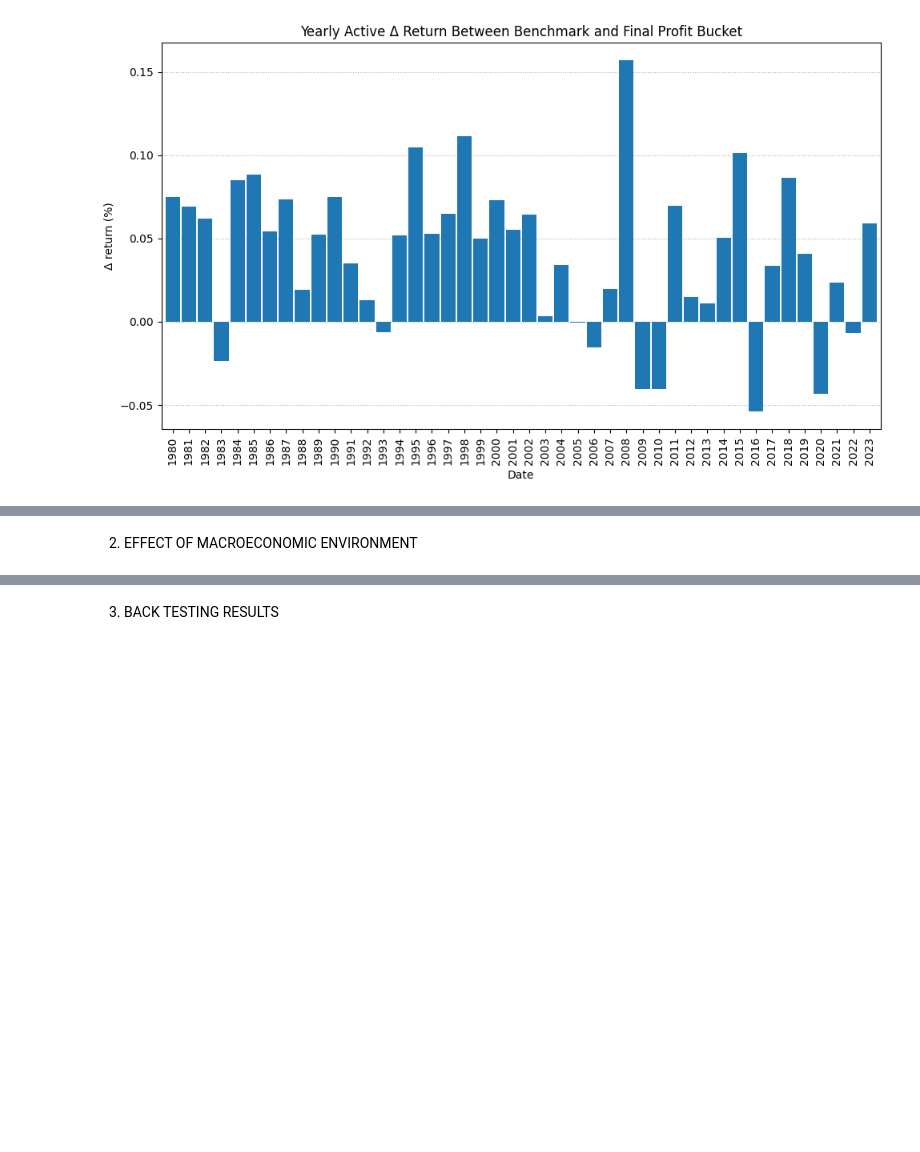
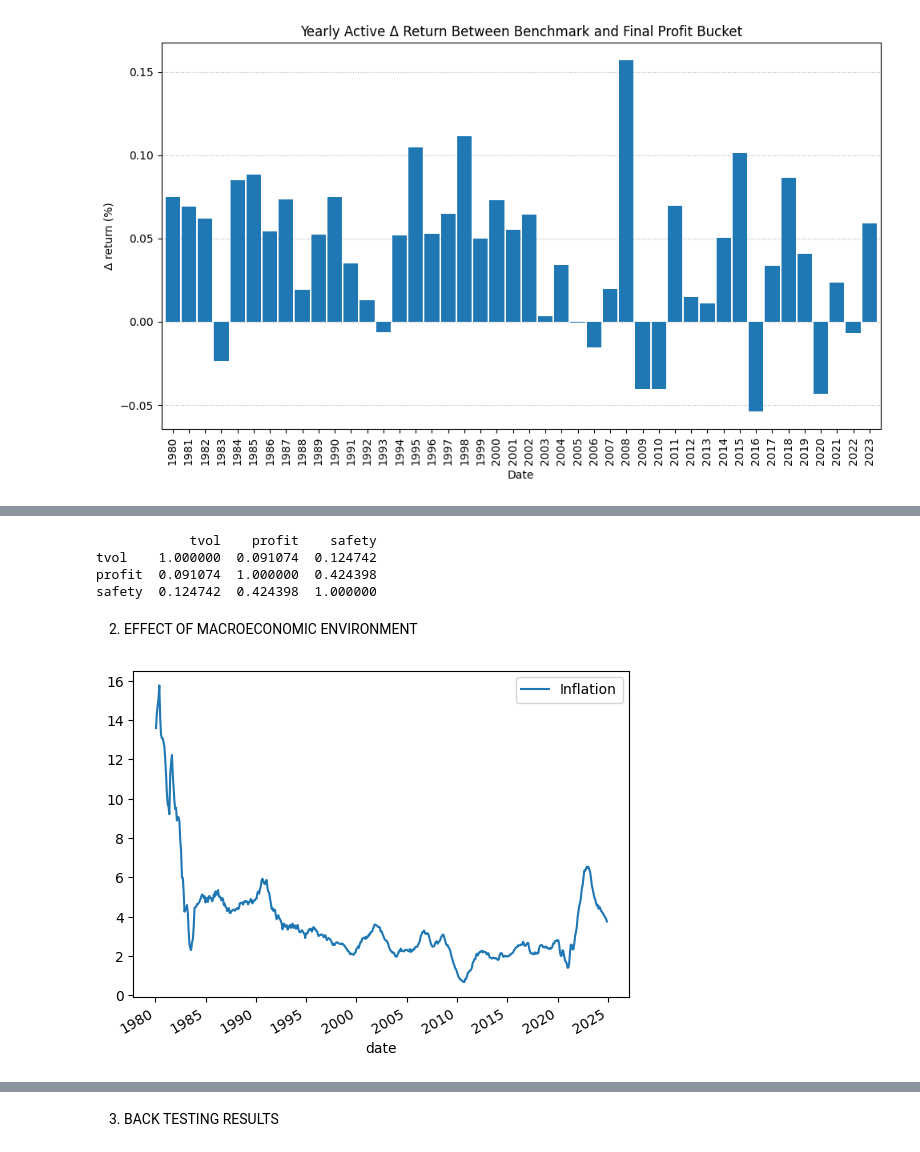
Before and after one commit to Petrichor2390/Portfolio_management, a Jupyter notebook: ass/A_14247617.ipynb, the cells around one changed output, grey strips where cells are left out. Cells and saved outputs as stored; diff of their text form; code cells hidden in the pictures; blank space fills up the shorter version.

```diff
--- a/ass/A_14247617.ipynb
+++ b/ass/A_14247617.ipynb
@@ -51,6 +53,7 @@ factors = pd.read_csv('FACTORS.zip', parse_dates=['date']).set_index(['id', 'dat
 market_cap = pd.read_csv('Market_cap.zip', parse_dates=['date']).set_index(['id', 'date'])
 names = pd.read_csv('names.zip').set_index('id')
 prices = pd.read_csv('Prices.zip', parse_dates=['date']).set_index(['id', 'date'])
+inflation = pd.read_csv('Inflation.csv', parse_dates=['date']).set_index(['date'])
 
 factors.head()
 # %% [output]
@@ -266,2 +349,20 @@ roll_36_tvol_profit.plot()
+# %%
+#raw factor correlation table
+print(factors.corr('spearman'))
+# %% [output]
+            tvol    profit    safety
+tvol    1.000000  0.091074  0.124742
+profit  0.091074  1.000000  0.424398
+safety  0.124742  0.424398  1.000000
 # %% [markdown]
 2. EFFECT OF MACROECONOMIC ENVIRONMENT
+# %%
+#Inflation!
+inflation.plot()
+
+#low rate = 0, normal rate = 1, high rate  = 2
+inflation['inf_state'] = 1
+inflation.loc[inflation["Inflation"] < 1.5, 'inf_state'] = 0
+inflation.loc[inflation['Inflation'] >= 3, 'inf_state'] = 2
+# %% [output]
+[figure, added]
```
Also changed, not shown: parts of 12 cells of this notebook, 1 other file.
